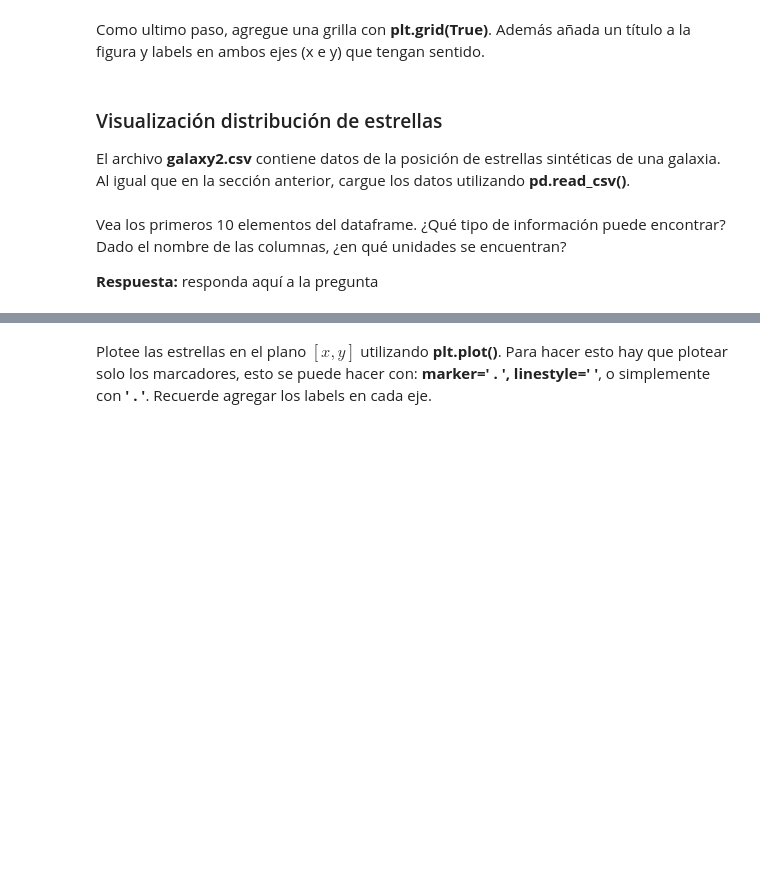
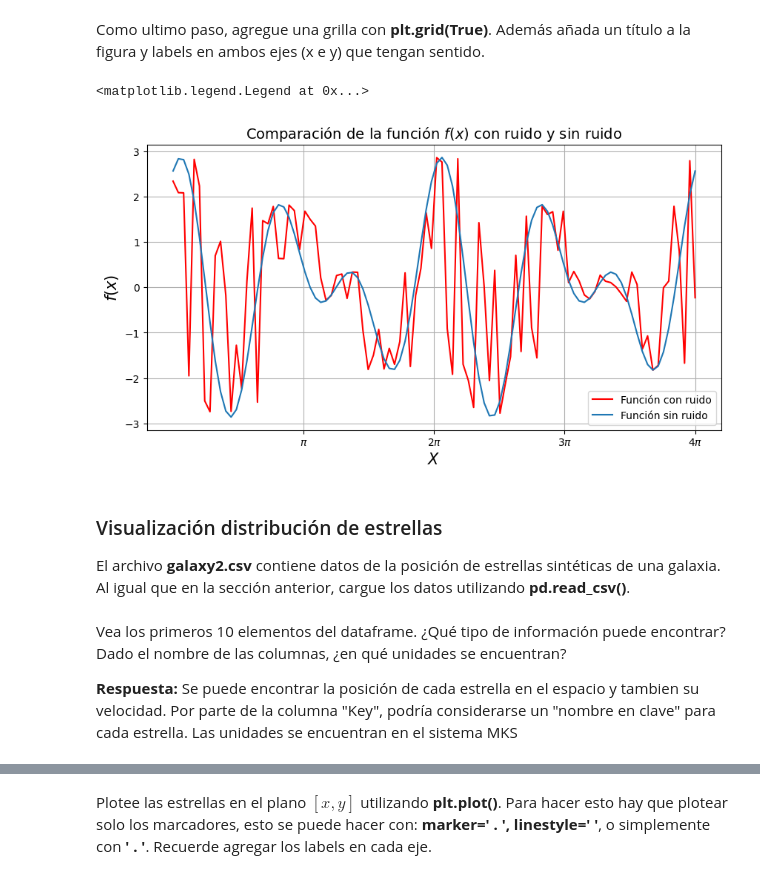
Before and after one commit to AstroOlguin/Tarea-1, a Jupyter notebook: Tarea_1.ipynb, the cells around one changed output, grey strips where cells are left out. Cells and saved outputs as stored; diff of their text form; code cells hidden in the pictures; blank space fills up the shorter version.

```diff
--- a/Tarea_1.ipynb
+++ b/Tarea_1.ipynb
@@ -530,5 +571,18 @@ xticks_labels = [r'$\pi$', r'$2\pi$', r'$3\pi$', r'$4\pi$']
 # %% [markdown]
 Como ultimo paso, agregue una grilla con **plt.grid(True)**. Además añada un título a la figura y labels en ambos ejes (x e y) que tengan sentido.
+# %%
+plt.figure(figsize=(10,5))
+plt.plot(x_values,y2, color="red",label = 'Función con ruido')
+plt.plot(x_values,y,label='Función sin ruido')
+plt.xticks([np.pi, 2*np.pi, 3*np.pi, 4*np.pi],xticks_labels)
+plt.grid(True)
+plt.xlabel(r'$X$', fontsize= 15)
+plt.ylabel(r'$f (x)$', fontsize= 15)
+plt.title('Comparación de la función'r' $f(x)$' ' con ruido y sin ruido', fontsize  = 14)
+plt.legend()
+# %% [output]
+<matplotlib.legend.Legend at 0x...>
+[figure, added]
 # %% [markdown]
 ### Visualización distribución de estrellas
 
@@ -538,4 +596,4 @@ El archivo **galaxy2.csv** contiene datos de la posición de estrellas sintétic
 # %% [markdown]
 Vea los primeros 10 elementos del dataframe. ¿Qué tipo de información puede encontrar? Dado el nombre de las columnas, ¿en qué unidades se encuentran?
 
-**Respuesta:** responda aquí a la pregunta
+**Respuesta:** Se puede encontrar la posición de cada estrella en el espacio y tambien su velocidad. Por parte de la columna "Key", podría considerarse un "nombre en clave" para cada estrella. Las unidades se encuentran en el sistema MKS
```
Also changed, not shown: parts of 15 cells of this notebook.
